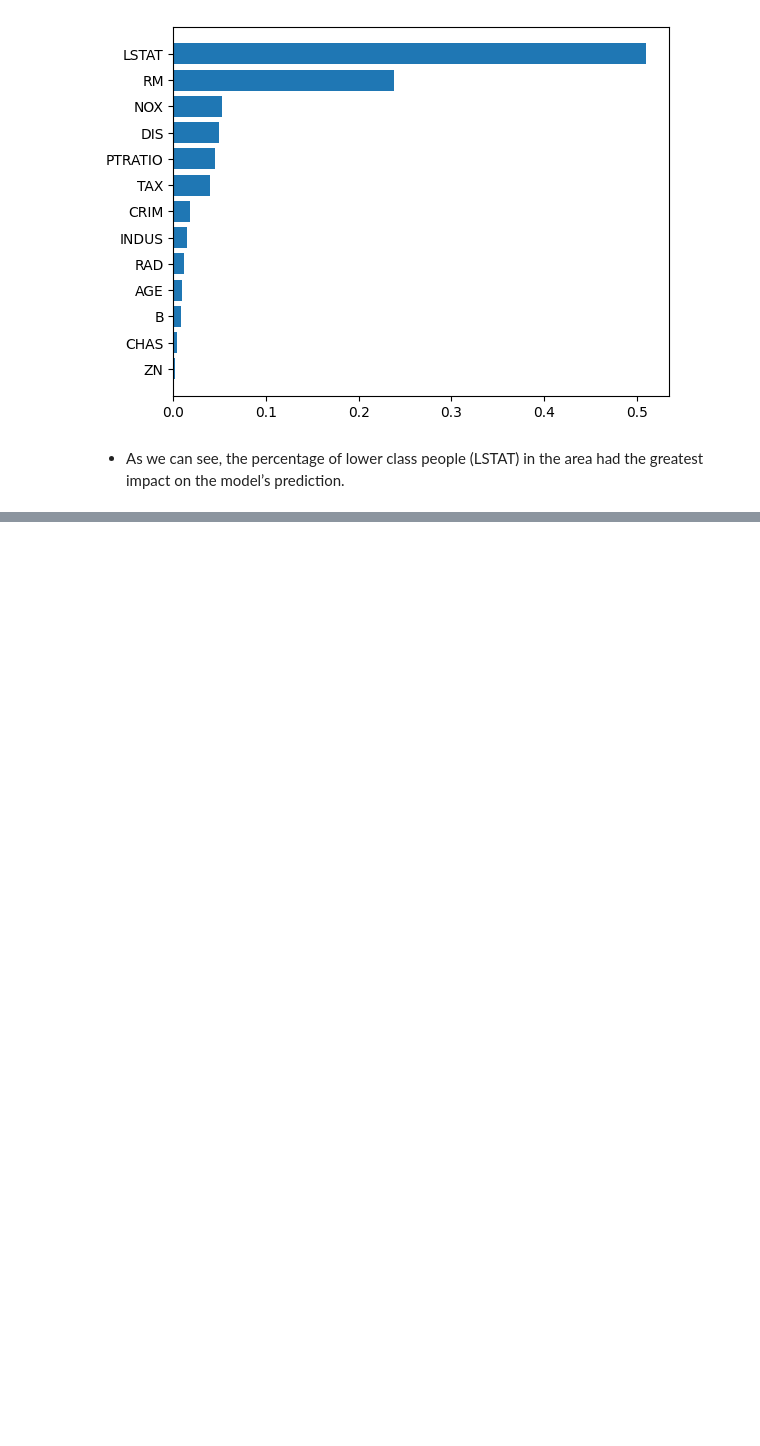
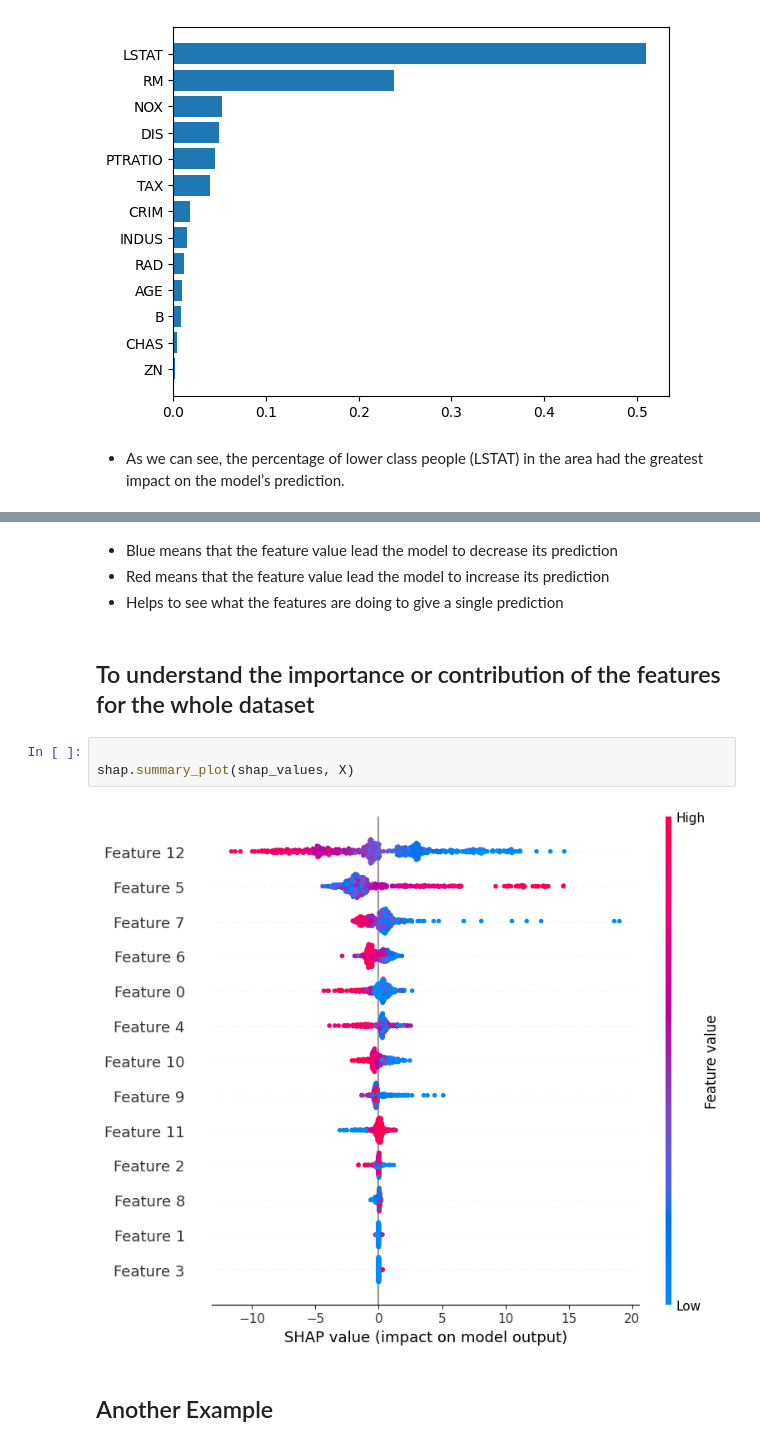
Before and after one commit to rcalix1/AI_auditing, a Jupyter notebook: shapley_AI_audit_example1.ipynb, the cells around one changed output, grey strips where cells are left out. Cells and saved outputs as stored; diff of their text form; blank space fills up the shorter version.

```diff
--- a/shapley_AI_audit_example1.ipynb
+++ b/shapley_AI_audit_example1.ipynb
@@ -135,0 +227,16 @@ plt.barh(boston.feature_names[sorted_idx], model.feature_importances_[sorted_idx
+# %% [markdown]
+
+* Blue means that the feature value lead the model to decrease its prediction
+* Red  means that the feature value lead the model to increase its prediction
+* Helps to see what the features are doing to give a single prediction
+# %% [markdown]
+
+## To understand the importance or contribution of the features for the whole dataset
+# %%
+
+shap.summary_plot(shap_values, X)
+# %% [output]
+[figure, added]
+# %% [markdown]
+
+## Another Example
```
Also changed, not shown: parts of 24 cells of this notebook.
